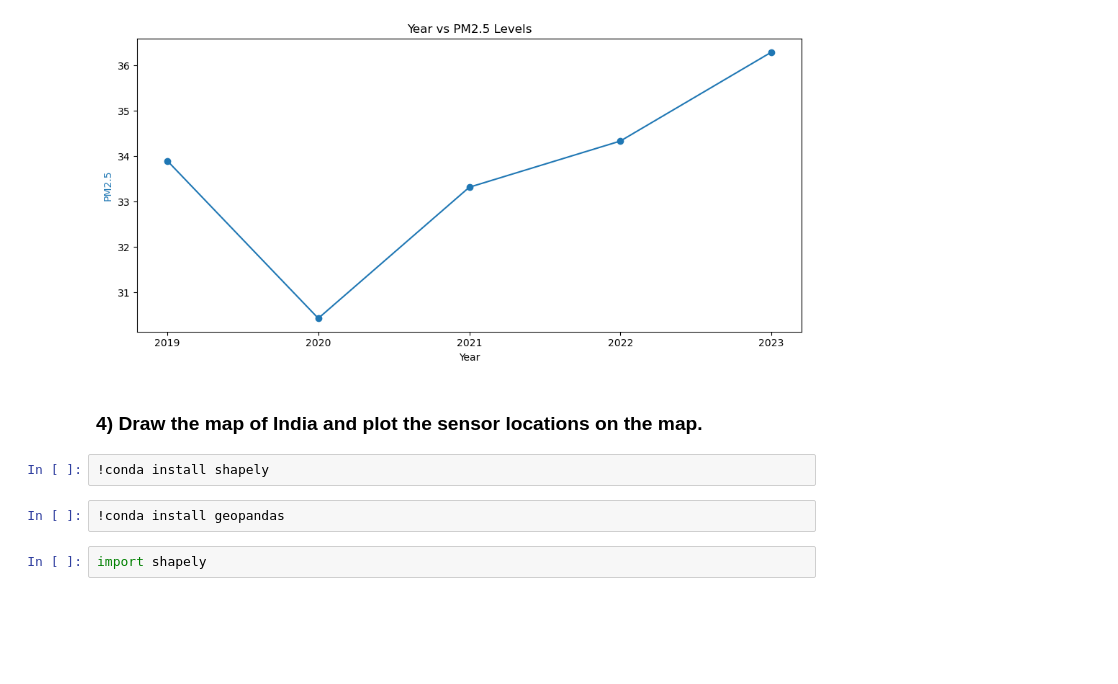
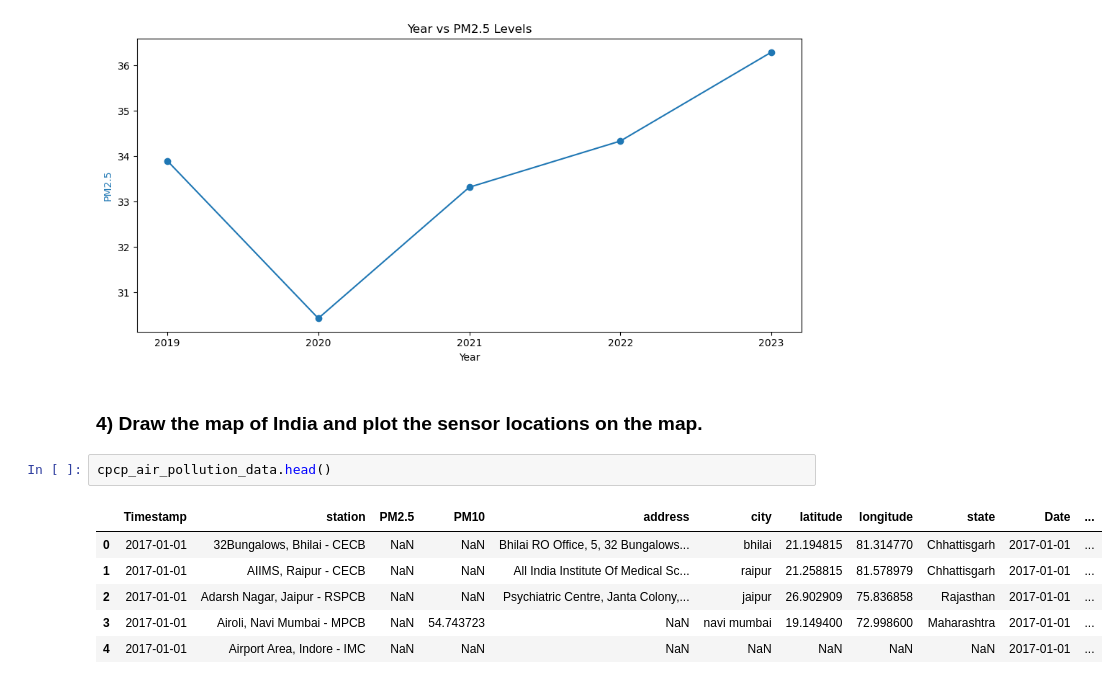
Before and after one commit to dakshdesai00/ES114-Assignments, a Jupyter notebook: Lab3/Lab3.ipynb, the cells around one changed output. Cells and saved outputs as stored; diff of their text form; blank space fills up the shorter version.

Commit message:
Testing india map q

```diff
--- a/Lab3/Lab3.ipynb
+++ b/Lab3/Lab3.ipynb
@@ -543,9 +543,12 @@ plt.show()
 [figure]
 # %% [markdown]
 ### 4) Draw the map of India and plot the sensor locations on the map.
-# %%
-!conda install shapely
-# %%
-!conda install geopandas
-# %%
-import shapely
+# %%
+cpcp_air_pollution_data.head()
+# %% [output]
+|  | Timestamp | station | PM2.5 | PM10 | address | city | latitude | longitude | state | Date | ... |
+| 0 | 2017-01-01 | 32Bungalows, Bhilai - CECB | NaN | NaN | Bhilai RO Office, 5, 32 Bungalows... | bhilai | 21.194815 | 81.314770 | Chhattisgarh | 2017-01-01 | ... |
+| 1 | 2017-01-01 | AIIMS, Raipur - CECB | NaN | NaN | All India Institute Of Medical Sc... | raipur | 21.258815 | 81.578979 | Chhattisgarh | 2017-01-01 | ... |
+| 2 | 2017-01-01 | Adarsh Nagar, Jaipur - RSPCB | NaN | NaN | Psychiatric Centre, Janta Colony,... | jaipur | 26.902909 | 75.836858 | Rajasthan | 2017-01-01 | ... |
+| 3 | 2017-01-01 | Airoli, Navi Mumbai - MPCB | NaN | 54.743723 | NaN | navi mumbai | 19.149400 | 72.998600 | Maharashtra | 2017-01-01 | ... |
+| 4 | 2017-01-01 | Airport Area, Indore - IMC | NaN | NaN | NaN | NaN | NaN | NaN | NaN | 2017-01-01 | ... |
```
Also changed, not shown: parts of 1 cell of this notebook, 22 other files.
